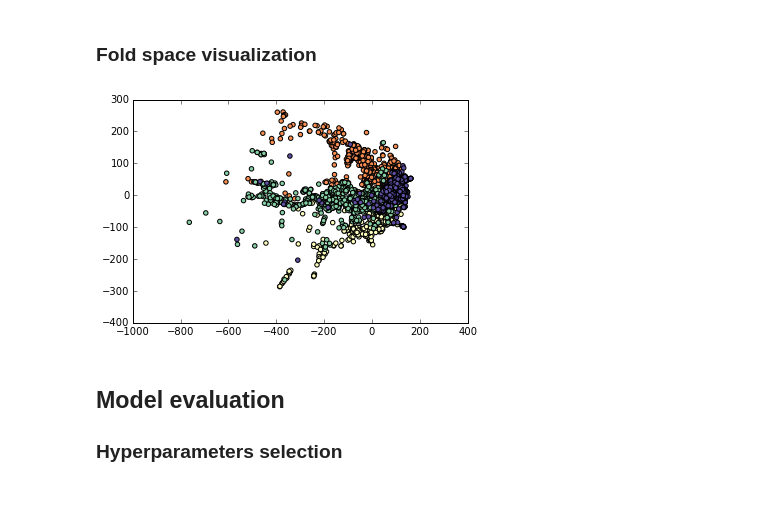
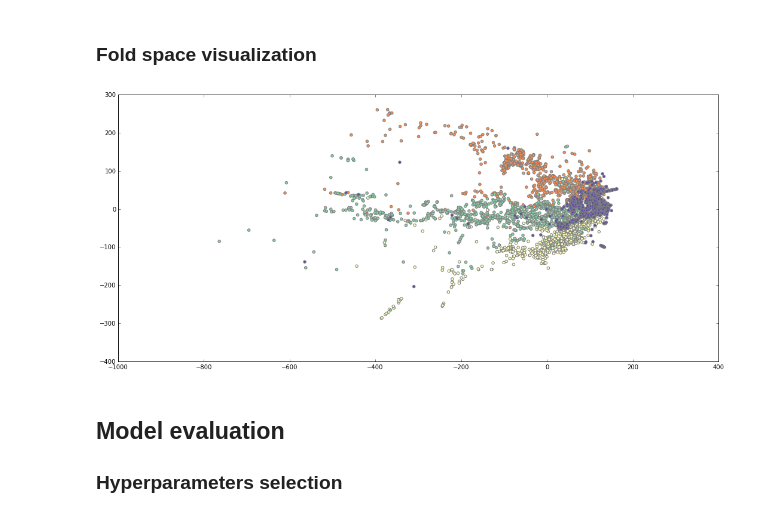
Before and after one commit to RicardoCorralC/rccPyDataLondon2015, a Jupyter notebook: mainRCCtuto.ipynb, the cells around one changed output. Drawn from its saved outputs; the diff is of its cells as text; code cells hidden in the pictures.

```diff
--- a/mainRCCtuto.ipynb
+++ b/mainRCCtuto.ipynb
@@ -26,22 +26,24 @@ In order to rapidly test code on this notebook, a reduced version with 4000 doma
 # %%
 from sklearn.manifold import Isomap
 import matplotlib.pyplot as plt
+from modelEvaluationAndStats import *
 
 #getting datasets
 cathdb = dbParser(db='CATHFINALforTest.txt',level=1,dbtype='CATH',minsamples=5)
 X, Y = cathdb['vectors'], cathdb['target_names']
 
 #reducing dimmension
 dmap = Isomap(n_components=2)
 X = dmap.fit_transform(X)
 
 #plotting domains
 _map = plt.get_cmap("Spectral")
 ccolors = _map([float(c)/4 for c in Y])
-plt.scatter(X[:,0],X[:,1],c=ccolors)
+plt.figure(figsize=(18, 8))
+plt.scatter(X[:,0],X[:,1],c=ccolors,edgecolors='gray')
 plt.show()
 # %% [output]
-[figure, old version]
+[figure, new version]
 # %% [markdown]
 ## Model evaluation
 ### Hyperparameters selection
```
Also changed, not shown: parts of 3 cells of this notebook, 2 other files.
